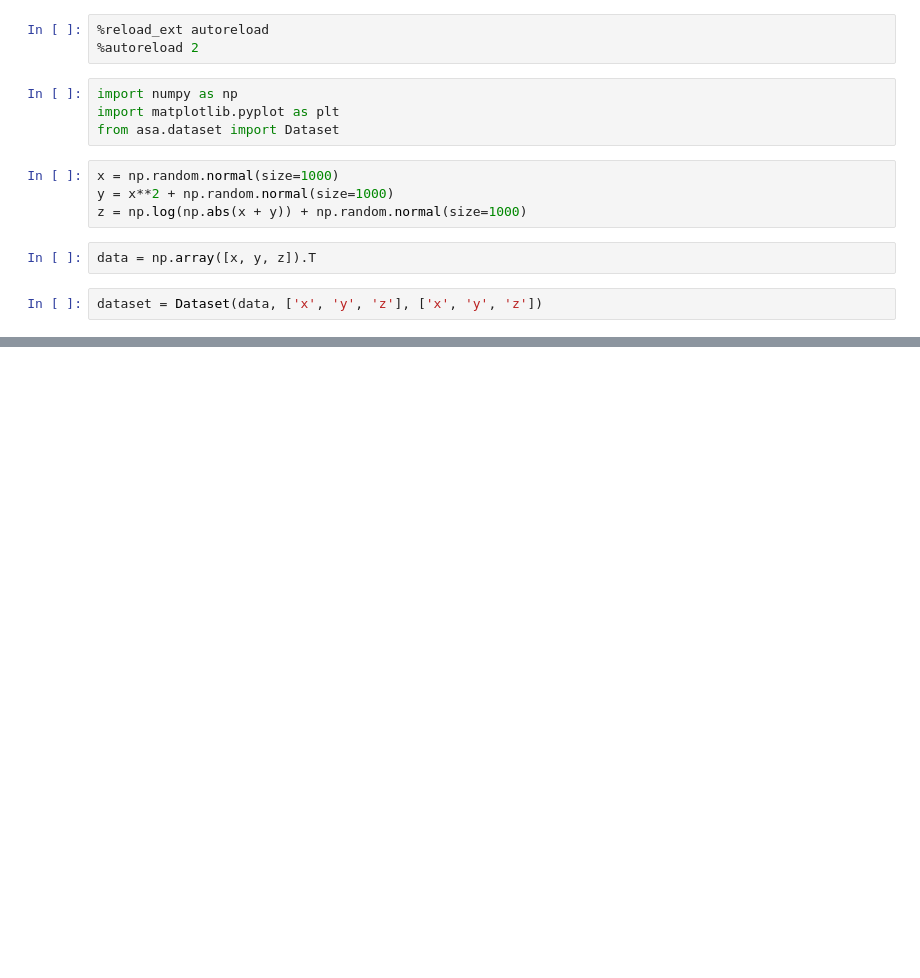
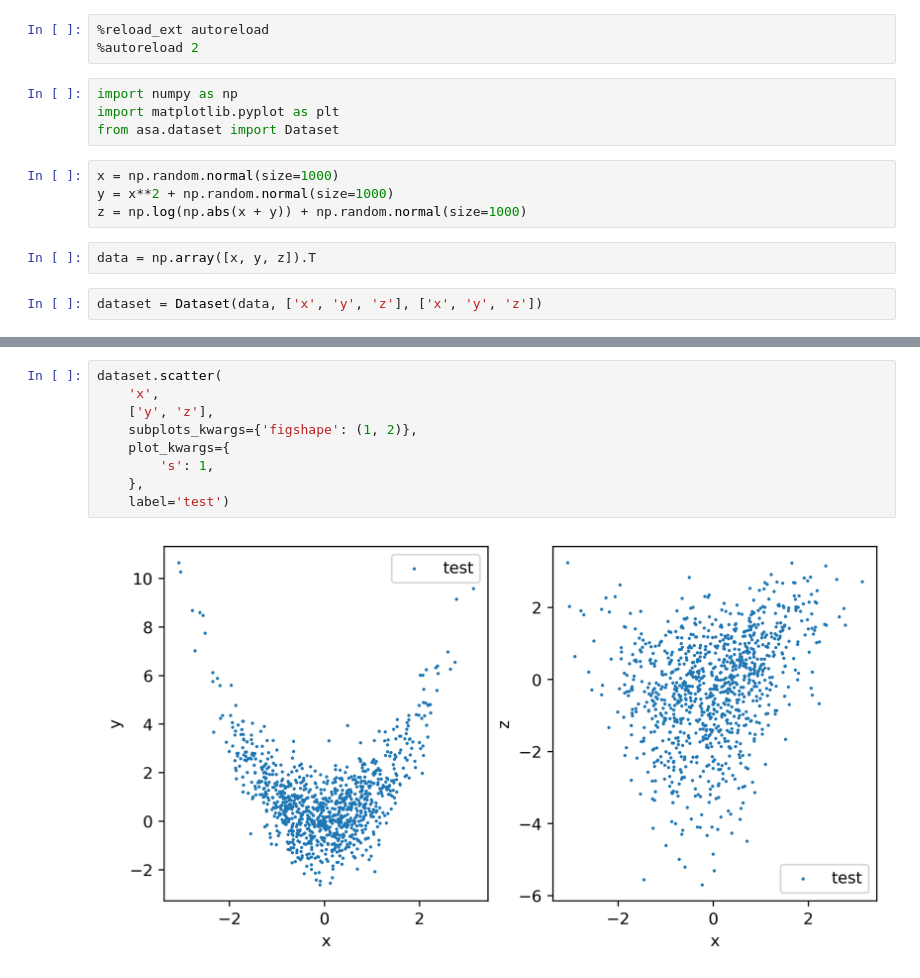
Before and after one commit to astro-jingtao/astro_statistics_assistant, a Jupyter notebook: example/scatter_plot.ipynb, the cells around one changed output, grey strips where cells are left out. Drawn from its saved outputs; the diff is of its cells as text; blank space fills up the shorter version.

```diff
--- a/example/scatter_plot.ipynb
+++ b/example/scatter_plot.ipynb
@@ -25,0 +27,11 @@ TypeError: matplotlib.axes._axes.Axes.scatter() argument after ** must be a mapp
+# %%
+dataset.scatter(
+    'x',
+    ['y', 'z'],
+    subplots_kwargs={'figshape': (1, 2)},
+    plot_kwargs={
+        's': 1,
+    },
+    label='test')
+# %% [output]
+[figure, added]
```
Also changed, not shown: parts of 1 cell of this notebook, 2 other files.
